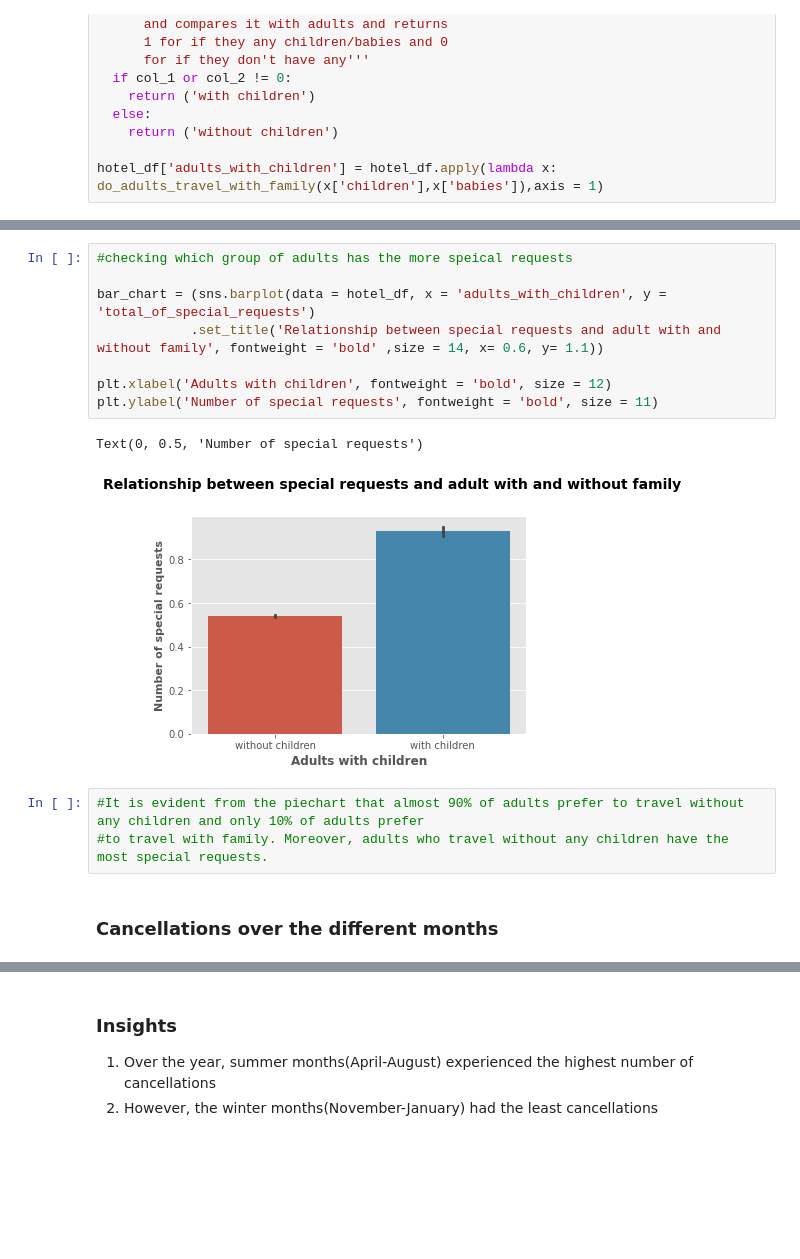
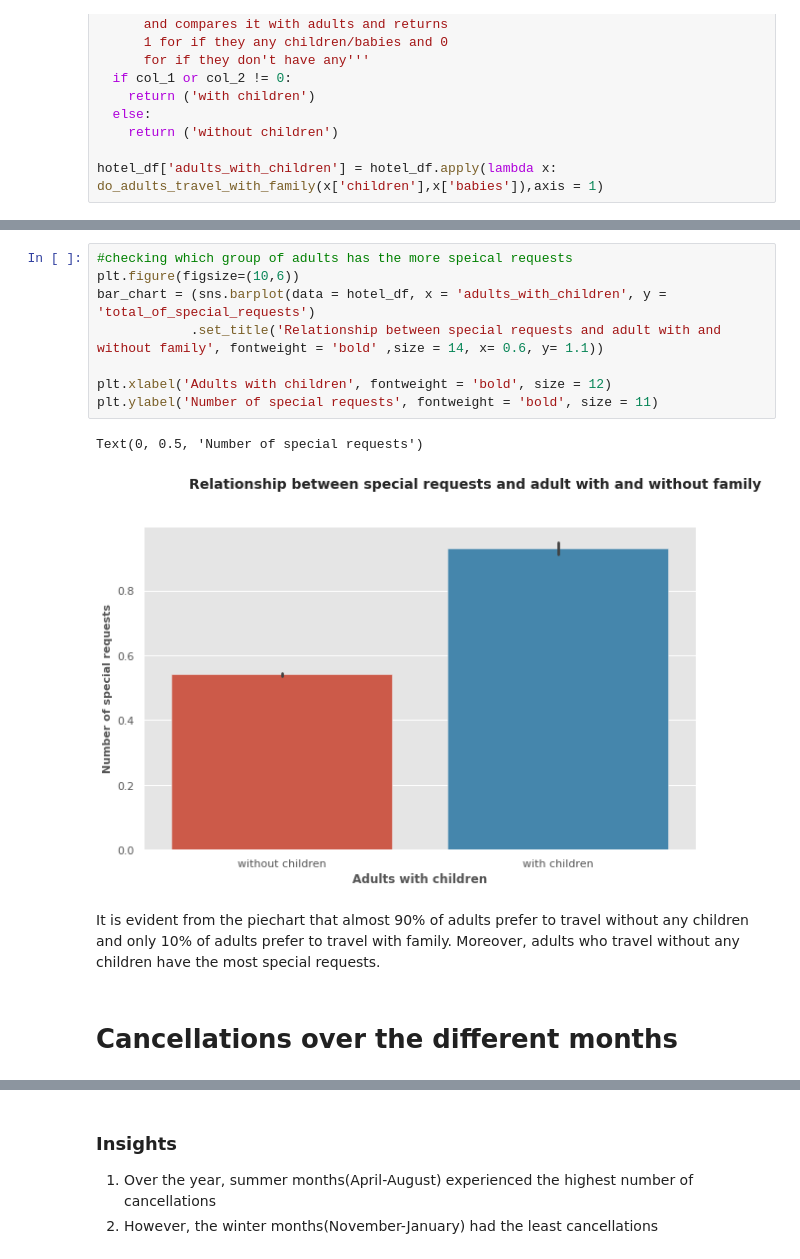
Before and after one commit to Kushan1001/Hotel-booking-data-analysis, a Jupyter notebook: Hotel_Booking_Analysis(Compiled).ipynb, the cells around one changed output, grey strips where cells are left out. Drawn from its saved outputs; the diff is of its cells as text; blank space fills up the shorter version.

```diff
--- a/Hotel_Booking_Analysis(Compiled).ipynb
+++ b/Hotel_Booking_Analysis(Compiled).ipynb
@@ -159,20 +193,19 @@ plt.tight_layout()
 <Figure size 1440x1440 with 0 Axes>
 # %%
 #checking which group of adults has the more speical requests
-
+plt.figure(figsize=(10,6))
 bar_chart = (sns.barplot(data = hotel_df, x = 'adults_with_children', y = 'total_of_special_requests')
             .set_title('Relationship between special requests and adult with and without family', fontweight = 'bold' ,size = 14, x= 0.6, y= 1.1))
 
 plt.xlabel('Adults with children', fontweight = 'bold', size = 12)
 plt.ylabel('Number of special requests', fontweight = 'bold', size = 11)
 # %% [output]
 Text(0, 0.5, 'Number of special requests')
-[figure, old version]
+[figure, new version]
-# %%
-#It is evident from the piechart that almost 90% of adults prefer to travel without any children and only 10% of adults prefer
-#to travel with family. Moreover, adults who travel without any children have the most special requests.
+# %% [markdown]
+It is evident from the piechart that almost 90% of adults prefer to travel without any children and only 10% of adults prefer to travel with family. Moreover, adults who travel without any children have the most special requests.
 # %% [markdown]
-### **Cancellations over the different months**
+# **Cancellations over the different months**
 # %%
 #number of cancellations for different months
 
```
Also changed, not shown: parts of 54 cells of this notebook.
